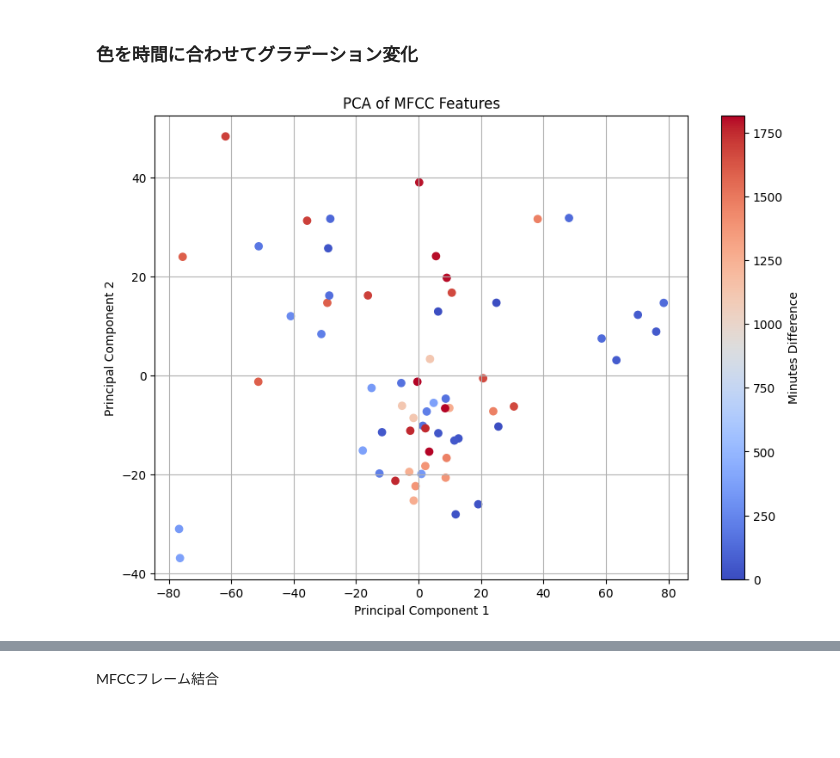
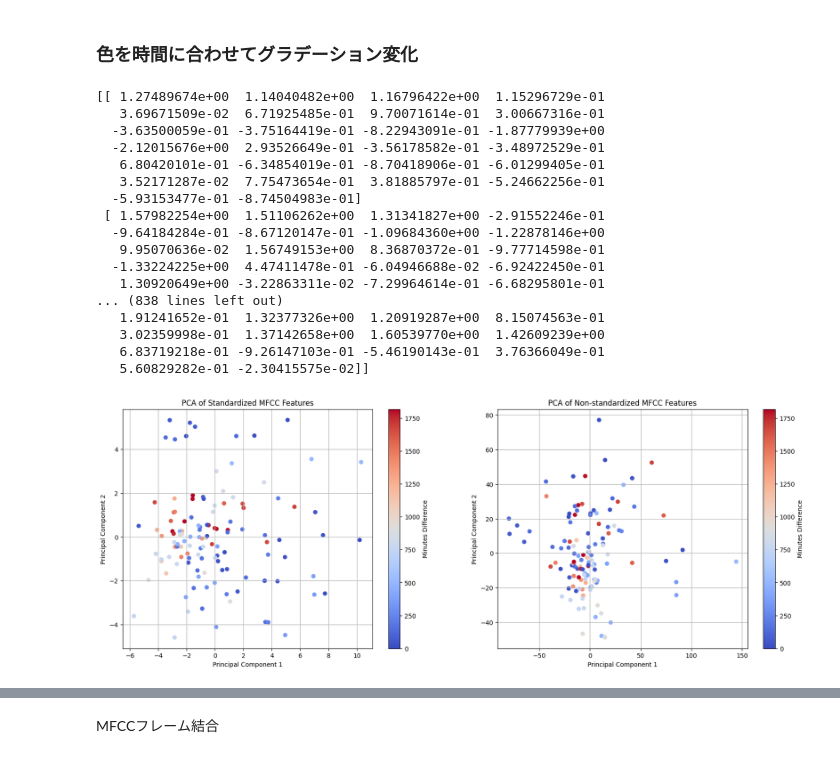
Before and after one commit to cielcs/Bayesian-inference, a Jupyter notebook: MFCCと主成分分析.ipynb, the cells around one changed output, grey strips where cells are left out. Cells and saved outputs as stored; diff of their text form; code cells hidden in the pictures; blank space fills up the shorter version.

```diff
--- a/MFCCと主成分分析.ipynb
+++ b/MFCCと主成分分析.ipynb
@@ -113,15 +124,17 @@ import librosa
 import numpy as np
 import matplotlib.pyplot as plt
 from sklearn.decomposition import PCA
+from sklearn.preprocessing import StandardScaler
 from datetime import datetime, timedelta
 import matplotlib.cm as cm
 import matplotlib.colors as mcolors
+np.set_printoptions(threshold=np.inf)
 
 # ディレクトリのパス
 directory = '/content/drive/MyDrive/naist/Bsound/'
 
 # 指定された時刻のリスト（文字列として）
-specified_times = ['5_29_1710', '5_29_2235','5_30_1337','5_30_1359','5_31_2144','6_1_1806','6_2_1505','6_4_1500','6_5_1842','6_7_1602','6_21_1905','6_23_0132']
+specified_times = ['5_29_1710', '5_29_2235','5_30_1337','5_30_1359','5_31_2144','6_1_1806','6_2_1505','6_4_1500','6_5_1842','6_7_1602','6_21_1905','6_23_0132','7_3_1833','7_4_1049','7_5_0306']
 
 def parse_time(time_str):
     return datetime.strptime(time_str, '%m_%d_%H%M')
@@ -130,11 +143,12 @@ def calculate_minutes_difference(time1, time2):
     delta = time2 - time1
     return int(delta.total_seconds() / 60)
 
-def extract_mfcc(audio_path, n_mfcc=13):
+def extract_mfcc_features(audio_path, n_mfcc=13):
     y, sr = librosa.load(audio_path, sr=None)
     mfccs = librosa.feature.mfcc(y=y, sr=sr, n_mfcc=n_mfcc)
-    mfccs = np.mean(mfccs.T, axis=0)  # 平均を取って特徴量を固定長にする
-    return mfccs
+    mfcc_mean = np.mean(mfccs.T, axis=0)
+    mfcc_std = np.std(mfccs.T, axis=0)
+    return np.concatenate((mfcc_mean, mfcc_std))
 
 def process_directory(directory, specified_times):
     mfcc_list = []
@@ -160,48 +174,81 @@ def process_directory(directory, specified_times):
                 label = f" ({minutes_difference}min.)"
                 max_minutes_difference = max(max_minutes_difference, minutes_difference)
             else:
                 label = f"(None)"
                 minutes_difference = None
 
-            mfccs = extract_mfcc(file_path)
+            mfccs = extract_mfcc_features(file_path)
             mfcc_list.append(mfccs)
             labels.append(label)
             file_infos.append((label, minutes_difference))
 
     # 色を設定（ヒートマップ）
     norm = mcolors.Normalize(vmin=0, vmax=max_minutes_difference)
-    cmap = cm.get_cmap('coolwarm')  # 色マップを選択
+    cmap = plt.colormaps['coolwarm']  # 色マップを選択
     for label, minutes_difference in file_infos:
         if minutes_difference is None:
             color = 'black'
         else:
             color = cmap(norm(minutes_difference))
         colors.append(color)
 
-    return np.array(mfcc_list), labels, colors, norm, cmap
+    return np.array(mfcc_list), labels, colors, norm, cmap, file_infos
 
 # MFCCを抽出
-mfcc_features, labels, colors, norm, cmap = process_directory(directory, specified_times)
+mfcc_features, labels, colors, norm, cmap, file_infos = process_directory(directory, specified_times)
+
+# データの標準化
+scaler = StandardScaler()
+mfcc_features_normalized = scaler.fit_transform(mfcc_features)
+print(mfcc_features_normalized)
 
 # PCAを実行
 pca = PCA(n_components=2)
-mfcc_pca = pca.fit_transform(mfcc_features)
+mfcc_pca_normalized = pca.fit_transform(mfcc_features_normalized)
+
+# PCAを標準化しないMFCCに対して実行
+pca_non_standardized = PCA(n_components=2)
+mfcc_pca_non_standardized = pca_non_standardized.fit_transform(mfcc_features)
 
 # プロット
-plt.figure(figsize=(10, 7))
-plt.scatter(mfcc_pca[:, 0], mfcc_pca[:, 1], c=colors)
+fig, axs = plt.subplots(1, 2, figsize=(20, 7))
 
-# for i, label in enumerate(labels):
-#     plt.annotate(label, (mfcc_pca[i, 0], mfcc_pca[i, 1]))
+# 標準化したデータのプロット
+axs[0].scatter(mfcc_pca_normalized[:, 0], mfcc_pca_normalized[:, 1], c=colors)
+axs[0].set_xlabel('Principal Component 1')
+axs[0].set_ylabel('Principal Component 2')
+axs[0].set_title('PCA of Standardized MFCC Features')
+axs[0].grid(True)
+fig.colorbar(cm.ScalarMappable(norm=norm, cmap=cmap), ax=axs[0], label='Minutes Difference')
 
-plt.xlabel('Principal Component 1')
-plt.ylabel('Principal Component 2')
-plt.title('PCA of MFCC Features')
-plt.grid(True)
-plt.colorbar(cm.ScalarMappable(norm=norm, cmap=cmap), label='Minutes Difference')
+# 標準化しないデータのプロット
+axs[1].scatter(mfcc_pca_non_standardized[:, 0], mfcc_pca_non_standardized[:, 1], c=colors)
+axs[1].set_xlabel('Principal Component 1')
+axs[1].set_ylabel('Principal Component 2')
+axs[1].set_title('PCA of Non-standardized MFCC Features')
+axs[1].grid(True)
+fig.colorbar(cm.ScalarMappable(norm=norm, cmap=cmap), ax=axs[1], label='Minutes Difference')
+
 plt.show()
 # %% [output]
+[[ 1.27489674e+00  1.14040482e+00  1.16796422e+00  1.15296729e-01
+   3.69671509e-02  6.71925485e-01  9.70071614e-01  3.00667316e-01
+  -3.63500059e-01 -3.75164419e-01 -8.22943091e-01 -1.87779939e+00
+  -2.12015676e+00  2.93526649e-01 -3.56178582e-01 -3.48972529e-01
+   6.80420101e-01 -6.34854019e-01 -8.70418906e-01 -6.01299405e-01
+   3.52171287e-02  7.75473654e-01  3.81885797e-01 -5.24662256e-01
+  -5.93153477e-01 -8.74504983e-01]
+ [ 1.57982254e+00  1.51106262e+00  1.31341827e+00 -2.91552246e-01
+  -9.64184284e-01 -8.67120147e-01 -1.09684360e+00 -1.22878146e+00
+   9.95070636e-02  1.56749153e+00  8.36870372e-01 -9.77714598e-01
+  -1.33224225e+00  4.47411478e-01 -6.04946688e-02 -6.92422450e-01
+   1.30920649e+00 -3.22863311e-02 -7.29964614e-01 -6.68295801e-01
+... (838 lines left out)
+   1.91241652e-01  1.32377326e+00  1.20919287e+00  8.15074563e-01
+   3.02359998e-01  1.37142658e+00  1.60539770e+00  1.42609239e+00
+   6.83719218e-01 -9.26147103e-01 -5.46190143e-01  3.76366049e-01
+   5.60829282e-01 -2.30415575e-02]]
-[figure, old version]
+[figure, new version]
 # %%
 import os
 import librosa
```
Also changed, not shown: parts of 4 cells of this notebook.
